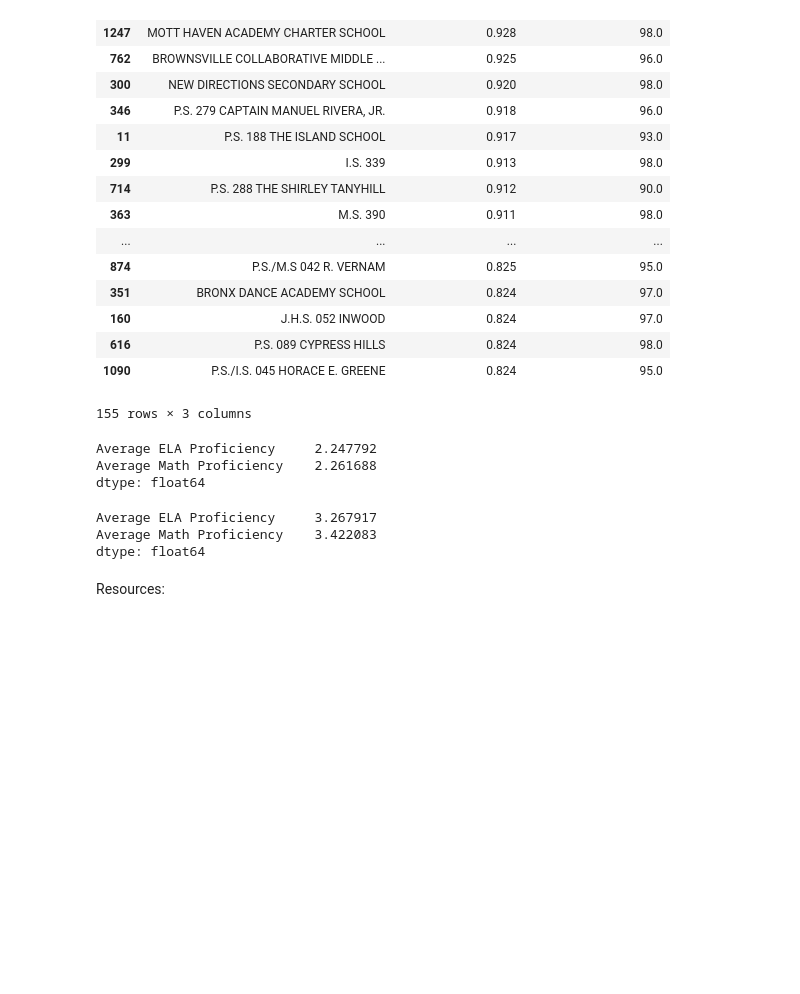
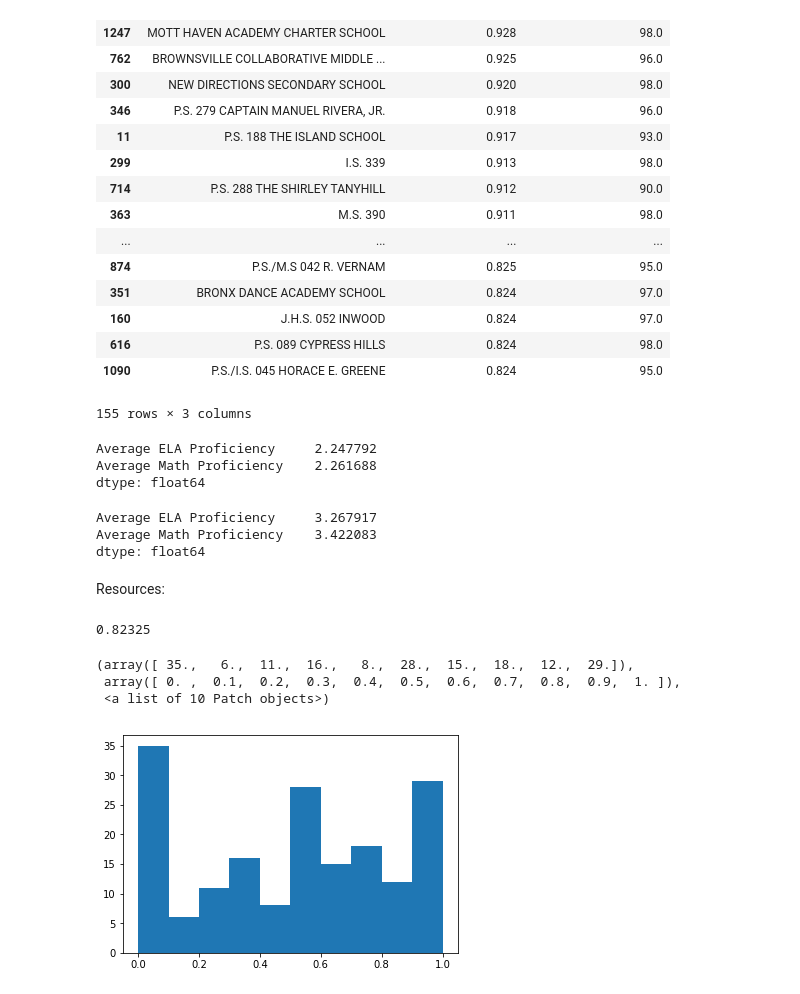
Before and after one commit to infocusp/passnyc_data_science_for_good, a Jupyter notebook: code/sandbox/falak/ds_for_good.ipynb, the cells around one changed output. Cells and saved outputs as stored; diff of their text form; code cells hidden in the pictures; blank space fills up the shorter version.

```diff
--- a/code/sandbox/falak/ds_for_good.ipynb
+++ b/code/sandbox/falak/ds_for_good.ipynb
@@ -251,3 +261,16 @@ Average Math Proficiency    3.422083
 dtype: float64
 # %% [markdown]
 Resources:
+# %%
+lower_bound
+# %% [output]
+0.82325
+# %%
+df_schools['4s ratio black / hispanic'] = (df_schools['Grade 5 Math 4s - Black or African American'] + df_schools['Grade 5 Math 4s - Hispanic or Latino'])/ df_schools['Grade 5 Math 4s - All Students']
+# %%
+plt.hist(df_schools.dropna()['4s ratio'].values)
+# %% [output]
+(array([ 35.,   6.,  11.,  16.,   8.,  28.,  15.,  18.,  12.,  29.]),
+ array([ 0. ,  0.1,  0.2,  0.3,  0.4,  0.5,  0.6,  0.7,  0.8,  0.9,  1. ]),
+ <a list of 10 Patch objects>)
+[figure, added]
```
Also changed, not shown: parts of 7 cells of this notebook.
